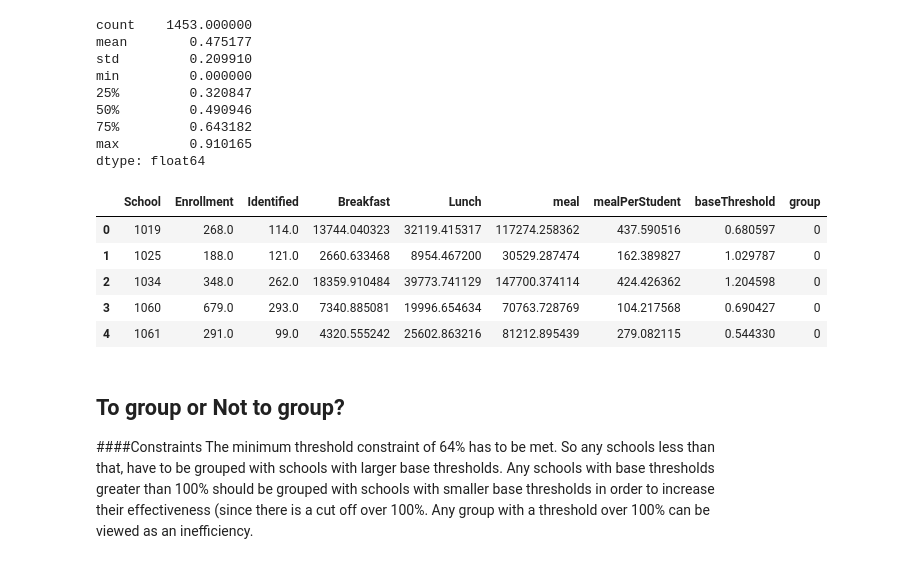
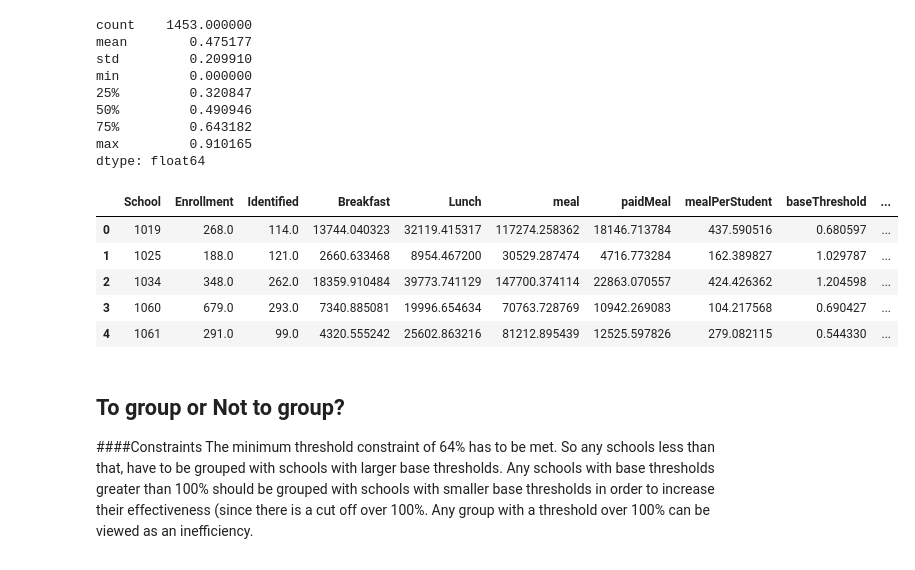
Before and after one commit to MODA-NYC/Project_SchoolLunch, a Jupyter notebook: FreeLunch-Test.ipynb, the cells around one changed output. Cells and saved outputs as stored; diff of their text form; code cells hidden in the pictures.

```diff
--- a/FreeLunch-Test.ipynb
+++ b/FreeLunch-Test.ipynb
@@ -168,23 +168,24 @@ dtype: float64
 # %%
 # define a few more columns that are useful.
 # 'meal' is the max reimbursement of meals per year for each school.
 # 'mealPerStudent' is the max per student.
 # 'baseThreshold' is the threshold of the school if it is not grouped.
 # 'group' will hold the integer name of the group the school belongs too. initally set a single group.
 
 cep['meal'] = deltaLunchRate*cep['Lunch'] + deltaBreakfastRate*cep['Breakfast']
+cep['paidMeal'] = paidLunch*cep['Lunch'] + paidBreakfast*cep['Breakfast']
 cep['mealPerStudent'] = cep['meal']/cep['Enrollment']
 cep['baseThreshold'] = cep['Identified']/cep['Enrollment']*multiplier
 cep['group'] = 0
 
 cep.head()
 # %% [output]
-|  | School | Enrollment | Identified | Breakfast | Lunch | meal | mealPerStudent | baseThreshold | group |
-| 0 | 1019 | 268.0 | 114.0 | 13744.040323 | 32119.415317 | 117274.258362 | 437.590516 | 0.680597 | 0 |
-| 1 | 1025 | 188.0 | 121.0 | 2660.633468 | 8954.467200 | 30529.287474 | 162.389827 | 1.029787 | 0 |
-| 2 | 1034 | 348.0 | 262.0 | 18359.910484 | 39773.741129 | 147700.374114 | 424.426362 | 1.204598 | 0 |
-| 3 | 1060 | 679.0 | 293.0 | 7340.885081 | 19996.654634 | 70763.728769 | 104.217568 | 0.690427 | 0 |
-| 4 | 1061 | 291.0 | 99.0 | 4320.555242 | 25602.863216 | 81212.895439 | 279.082115 | 0.544330 | 0 |
+|  | School | Enrollment | Identified | Breakfast | Lunch | meal | paidMeal | mealPerStudent | baseThreshold | ... |
+| 0 | 1019 | 268.0 | 114.0 | 13744.040323 | 32119.415317 | 117274.258362 | 18146.713784 | 437.590516 | 0.680597 | ... |
+| 1 | 1025 | 188.0 | 121.0 | 2660.633468 | 8954.467200 | 30529.287474 | 4716.773284 | 162.389827 | 1.029787 | ... |
+| 2 | 1034 | 348.0 | 262.0 | 18359.910484 | 39773.741129 | 147700.374114 | 22863.070557 | 424.426362 | 1.204598 | ... |
+| 3 | 1060 | 679.0 | 293.0 | 7340.885081 | 19996.654634 | 70763.728769 | 10942.269083 | 104.217568 | 0.690427 | ... |
+| 4 | 1061 | 291.0 | 99.0 | 4320.555242 | 25602.863216 | 81212.895439 | 12525.597826 | 279.082115 | 0.544330 | ... |
 # %% [markdown]
 ## To group or Not to group?
 
```
Also changed, not shown: parts of 72 cells of this notebook, 1 other file.
